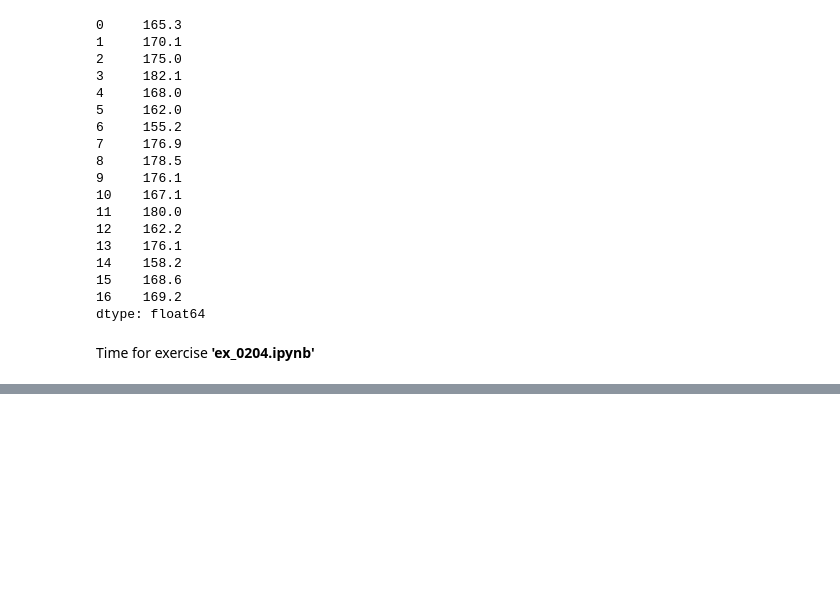
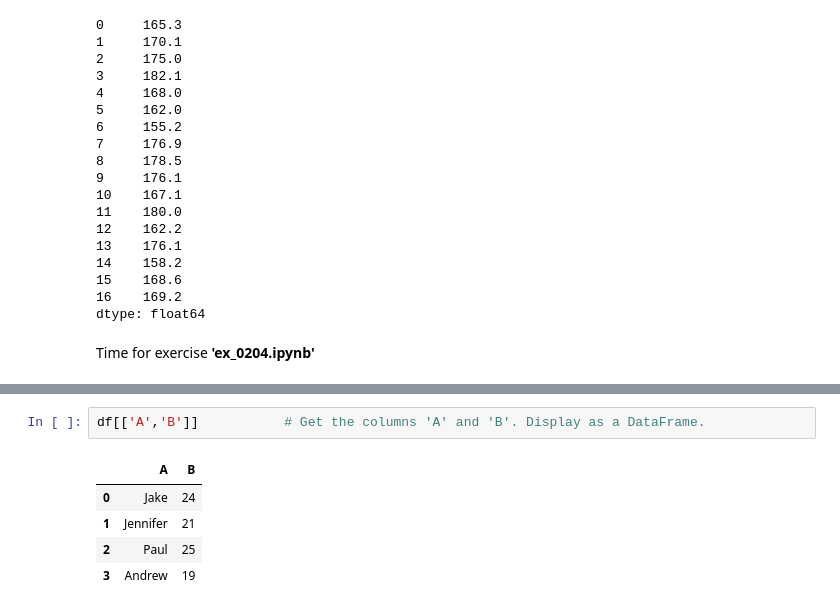
Before and after one commit to dborges14/SamsungInovationCampus_AI, a Jupyter notebook: Chapter3_Pandas_I.ipynb, the cells around one changed output, grey strips where cells are left out. Saved outputs shown, nothing was run; the diff lists cells and outputs as text; blank space fills up the shorter version.

```diff
--- a/Chapter3_Pandas_I.ipynb
+++ b/Chapter3_Pandas_I.ipynb
@@ -167,0 +255,8 @@ Time for exercise **'ex_0204.ipynb'**
+# %%
+df[['A','B']] 			# Get the columns 'A' and 'B'. Display as a DataFrame.
+# %% [output]
+|  | A | B |
+| 0 | Jake | 24 |
+| 1 | Jennifer | 21 |
+| 2 | Paul | 25 |
+| 3 | Andrew | 19 |
```
Also changed, not shown: parts of 31 cells of this notebook.
